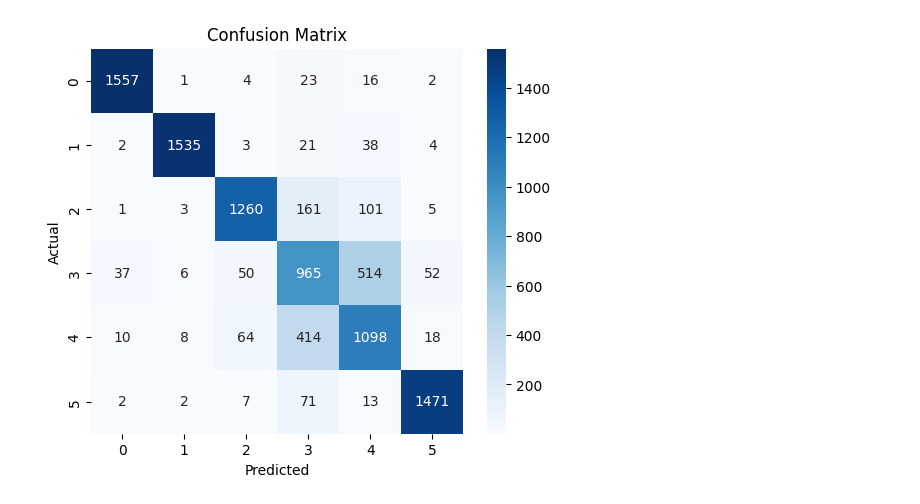
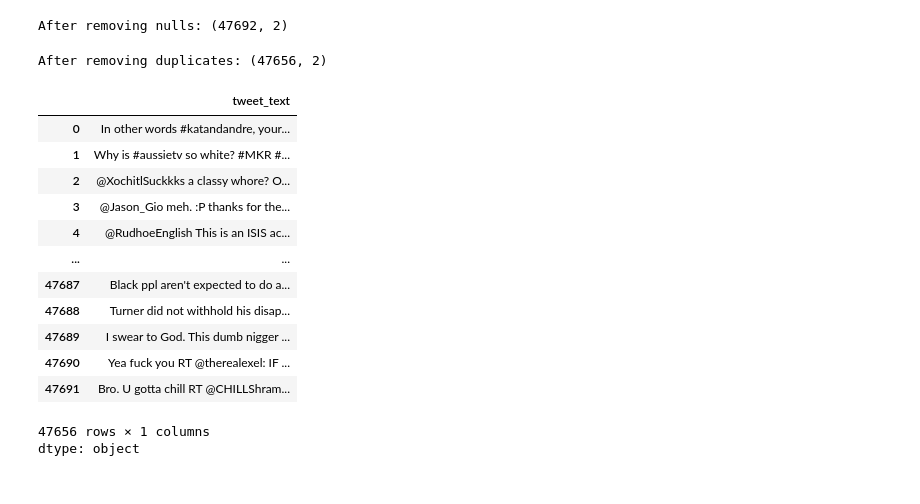
Before and after one commit to ramizcihe/week4-cihe240058, a Jupyter notebook: week4.ipynb, the cells around one changed output. Saved outputs shown, nothing was run; the diff lists cells and outputs as text; code cells hidden in the pictures.

```diff
--- a/week4.ipynb
+++ b/week4.ipynb
@@ -218,6 +28,0 @@ lemmatizer = WordNetLemmatizer()
-# %%
-# Apply preprocessing to dataset
-# Apply preprocessing to tweet_text column
-df['clean_text'] = df['tweet_text'].apply(preprocess_text)
-
-print(df[['tweet_text', 'clean_text']].head(10))
@@ -349,25 +28,0 @@ from gensim.models import Word2Vec
-# %%
-import nltk
-from nltk.tokenize import word_tokenize
-from nltk.corpus import stopwords
-from nltk.stem import WordNetLemmatizer
-
-# Download required NLTK resources (run once per runtime)
-nltk.download('punkt')
-nltk.download('stopwords')
-nltk.download('wordnet')
-
-stop_words = set(stopwords.words('english'))
-lemmatizer = WordNetLemmatizer()
-
-def preprocess_text(text):
-    text = str(text).lower()
-    tokens = word_tokenize(text)
-    tokens = [lemmatizer.lemmatize(t) for t in tokens if t.isalpha() and t not in stop_words]
-    return ' '.join(tokens)
-
-# Apply preprocessing
-df['clean_text'] = df['tweet_text'].apply(preprocess_text)
-
-# Check
-print(df[['tweet_text', 'clean_text']].head())
@@ -514,11 +54,31 @@ F1-score: 0.83
-# %%
-# 1️⃣2️⃣ Confusion Matrix
-cm = confusion_matrix(y_test, y_pred)
-plt.figure(figsize=(6,5))
-sns.heatmap(cm, annot=True, fmt='d', cmap='Blues')
-plt.xlabel("Predicted")
-plt.ylabel("Actual")
-plt.title("Confusion Matrix")
-plt.show()
-# %% [output]
-[figure, removed]
+# %%
+# Remove rows with null values
+df = df.dropna()
+
+print("After removing nulls:", df.shape)
+# %% [output]
+After removing nulls: (47692, 2)
+# %%
+# Remove duplicate rows
+df = df.drop_duplicates()
+
+print("After removing duplicates:", df.shape)
+# %% [output]
+After removing duplicates: (47656, 2)
+# %%
+df['tweet_text']
+# %% [output]
+|  | tweet_text |
+| 0 | In other words #katandandre, your... |
+| 1 | Why is #aussietv so white? #MKR #... |
+| 2 | @XochitlSuckkks a classy whore? O... |
+| 3 | @Jason_Gio meh. :P thanks for the... |
+| 4 | @RudhoeEnglish This is an ISIS ac... |
+| ... | ... |
+| 47687 | Black ppl aren't expected to do a... |
+| 47688 | Turner did not withhold his disap... |
+| 47689 | I swear to God. This dumb nigger ... |
+| 47690 | Yea fuck you RT @therealexel: IF ... |
+| 47691 | Bro. U gotta chill RT @CHILLShram... |
+47656 rows × 1 columns
+dtype: object
```
Also changed, not shown: parts of 48 cells of this notebook.
